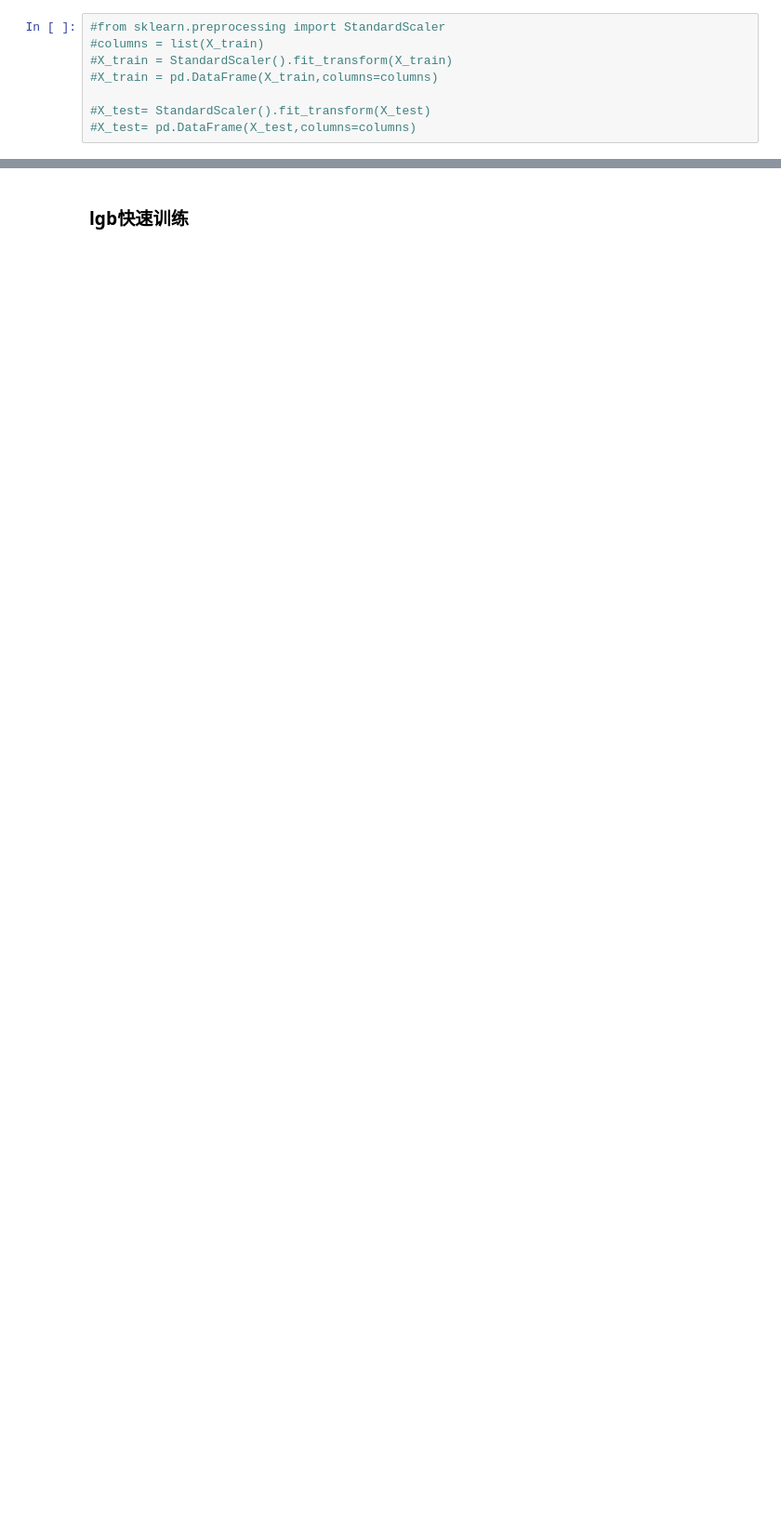
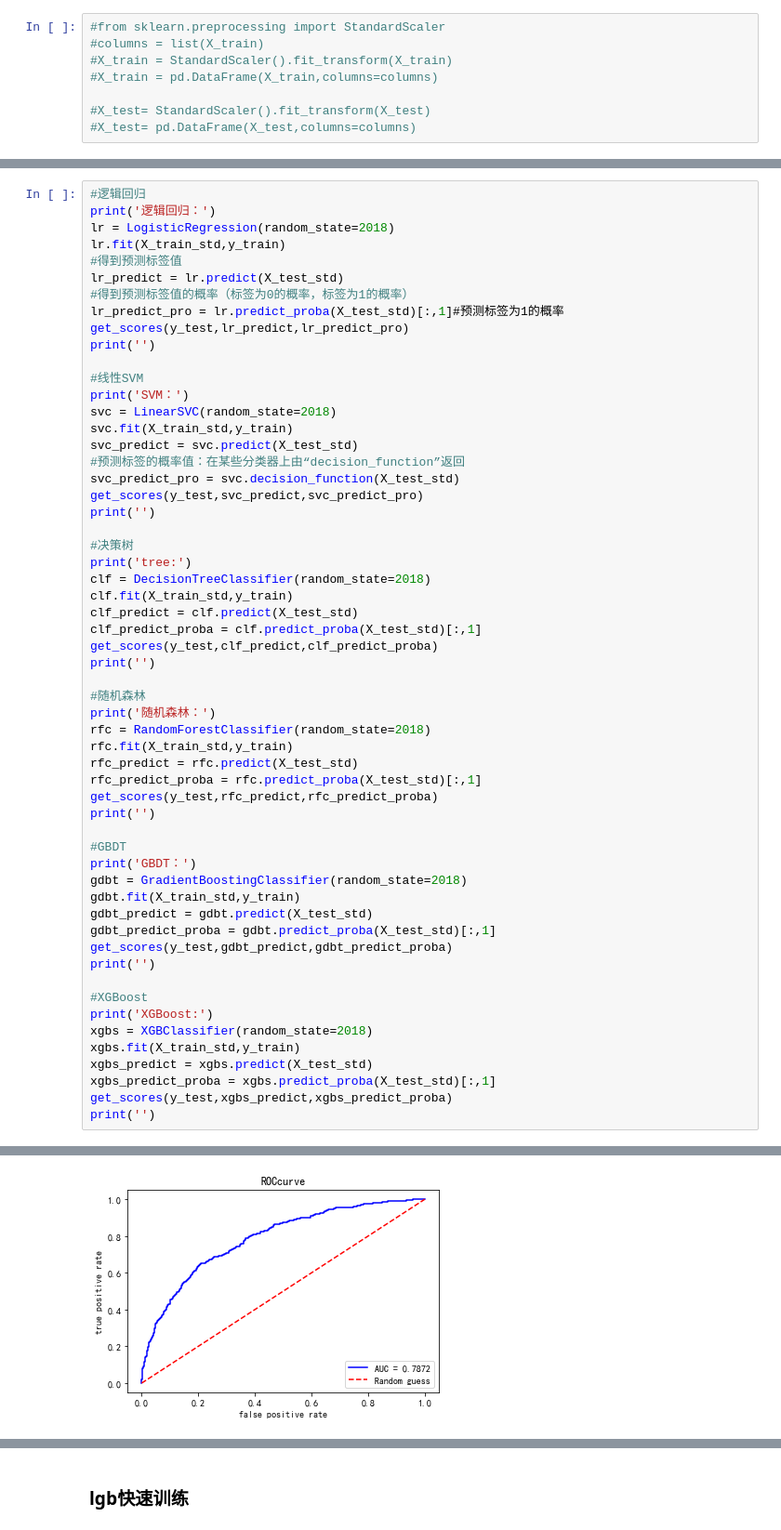
Before and after one commit to 86yanjiaxing/Datawhale_7, a Jupyter notebook: 1/预测用户是否会预期.ipynb, the cells around one changed output, grey strips where cells are left out. Shown at 93% size. Saved outputs shown, nothing was run; the diff lists cells and outputs as text; blank space fills up the shorter version.

```diff
--- a/1/预测用户是否会预期.ipynb
+++ b/1/预测用户是否会预期.ipynb
@@ -324,0 +367,58 @@ iv_result.sort_values(by='iv_value',ascending=False)
+# %%
+#逻辑回归
+print('逻辑回归：')
+lr = LogisticRegression(random_state=2018)
+lr.fit(X_train_std,y_train)
+#得到预测标签值
+lr_predict = lr.predict(X_test_std)
+#得到预测标签值的概率（标签为0的概率，标签为1的概率）
+lr_predict_pro = lr.predict_proba(X_test_std)[:,1]#预测标签为1的概率
+get_scores(y_test,lr_predict,lr_predict_pro)
+print('')
+
+#线性SVM
+print('SVM：')
+svc = LinearSVC(random_state=2018)
+svc.fit(X_train_std,y_train)
+svc_predict = svc.predict(X_test_std)
+#预测标签的概率值：在某些分类器上由“decision_function”返回
+svc_predict_pro = svc.decision_function(X_test_std)
+get_scores(y_test,svc_predict,svc_predict_pro)
+print('')
+
+#决策树
+print('tree:')
+clf = DecisionTreeClassifier(random_state=2018)
+clf.fit(X_train_std,y_train)
+clf_predict = clf.predict(X_test_std)
+clf_predict_proba = clf.predict_proba(X_test_std)[:,1]
+get_scores(y_test,clf_predict,clf_predict_proba)
+print('')
+
+#随机森林
+print('随机森林：')
+rfc = RandomForestClassifier(random_state=2018)
+rfc.fit(X_train_std,y_train)
+rfc_predict = rfc.predict(X_test_std)
+rfc_predict_proba = rfc.predict_proba(X_test_std)[:,1]
+get_scores(y_test,rfc_predict,rfc_predict_proba)
+print('')
+
+#GBDT
+print('GBDT：')
+gdbt = GradientBoostingClassifier(random_state=2018)
+gdbt.fit(X_train_std,y_train)
+gdbt_predict = gdbt.predict(X_test_std)
+gdbt_predict_proba = gdbt.predict_proba(X_test_std)[:,1]
+get_scores(y_test,gdbt_predict,gdbt_predict_proba)
+print('')
+
+#XGBoost
+print('XGBoost:')
+xgbs = XGBClassifier(random_state=2018)
+xgbs.fit(X_train_std,y_train)
+xgbs_predict = xgbs.predict(X_test_std)
+xgbs_predict_proba = xgbs.predict_proba(X_test_std)[:,1]
+get_scores(y_test,xgbs_predict,xgbs_predict_proba)
+print('')
+# %% [output]
@@ -324,0 +426 @@ iv_result.sort_values(by='iv_value',ascending=False)
+[figure, added]
```
Also changed, not shown: parts of 15 cells of this notebook.
